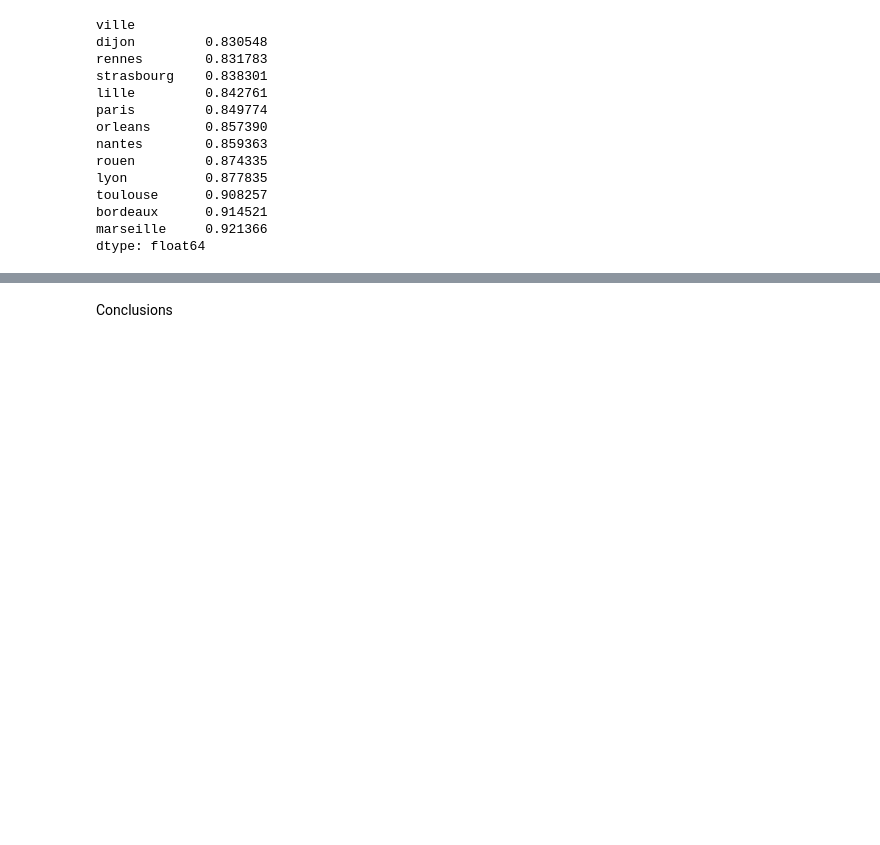
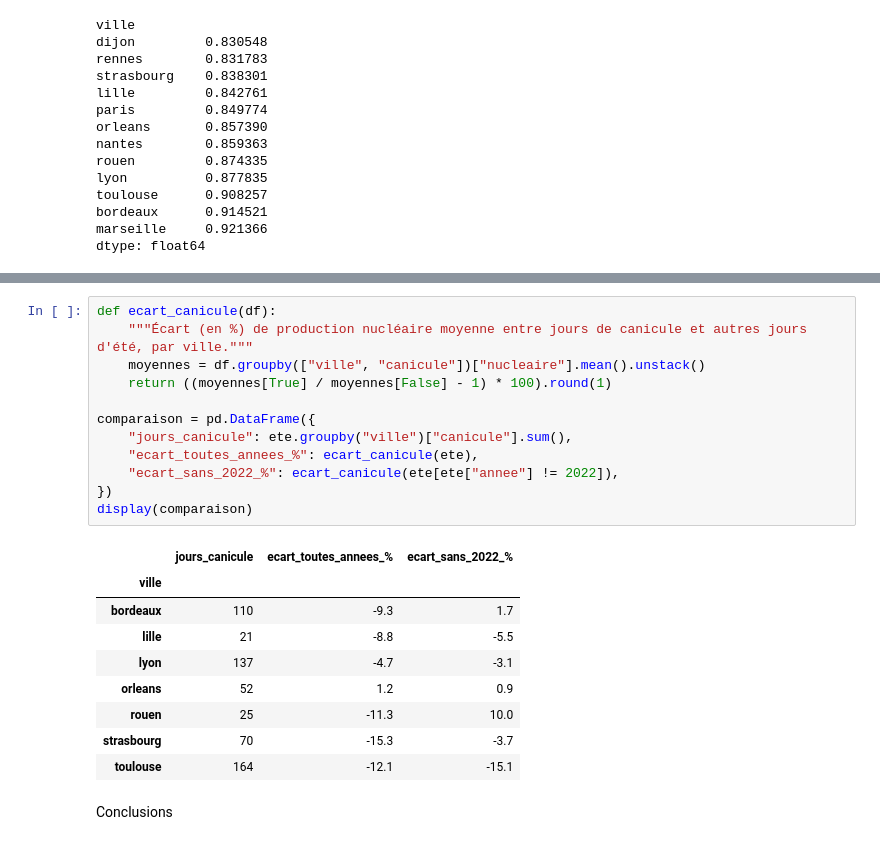
Before and after one commit to Cherif-git-code/Projet-Python-2026-2027, a Jupyter notebook: Rendu_final.ipynb, the cells around one changed output, grey strips where cells are left out. Drawn from its saved outputs; the diff is of its cells as text; blank space fills up the shorter version.

```diff
--- a/Rendu_final.ipynb
+++ b/Rendu_final.ipynb
@@ -447,2 +488,24 @@ dtype: float64
+# %%
+def ecart_canicule(df):
+    """Écart (en %) de production nucléaire moyenne entre jours de canicule et autres jours d'été, par ville."""
+    moyennes = df.groupby(["ville", "canicule"])["nucleaire"].mean().unstack()
+    return ((moyennes[True] / moyennes[False] - 1) * 100).round(1)
+
+comparaison = pd.DataFrame({
+    "jours_canicule": ete.groupby("ville")["canicule"].sum(),
+    "ecart_toutes_annees_%": ecart_canicule(ete),
+    "ecart_sans_2022_%": ecart_canicule(ete[ete["annee"] != 2022]),
+})
+display(comparaison)
+# %% [output]
+|  | jours_canicule | ecart_toutes_annees_% | ecart_sans_2022_% |
+| ville |  |  |  |
+| bordeaux | 110 | -9.3 | 1.7 |
+| lille | 21 | -8.8 | -5.5 |
+| lyon | 137 | -4.7 | -3.1 |
+| orleans | 52 | 1.2 | 0.9 |
+| rouen | 25 | -11.3 | 10.0 |
+| strasbourg | 70 | -15.3 | -3.7 |
+| toulouse | 164 | -12.1 | -15.1 |
 # %% [markdown]
 Conclusions
```
Also changed, not shown: parts of 3 cells of this notebook.
